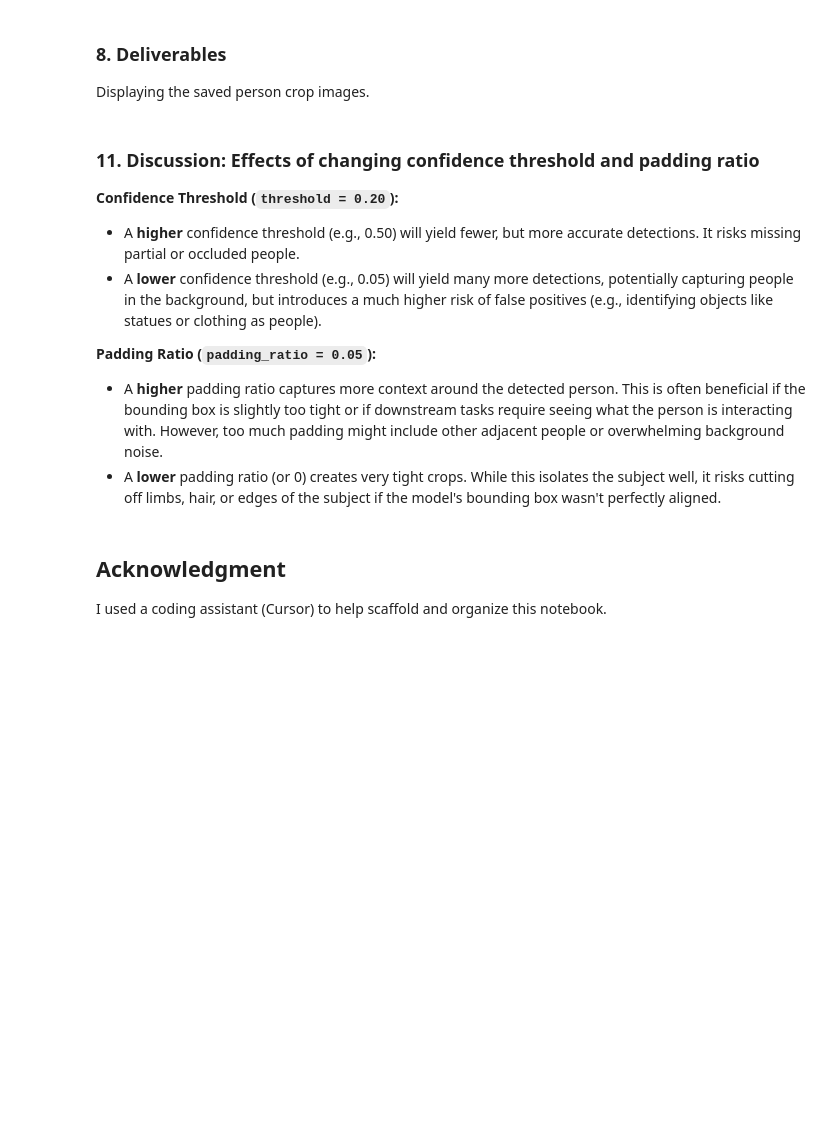
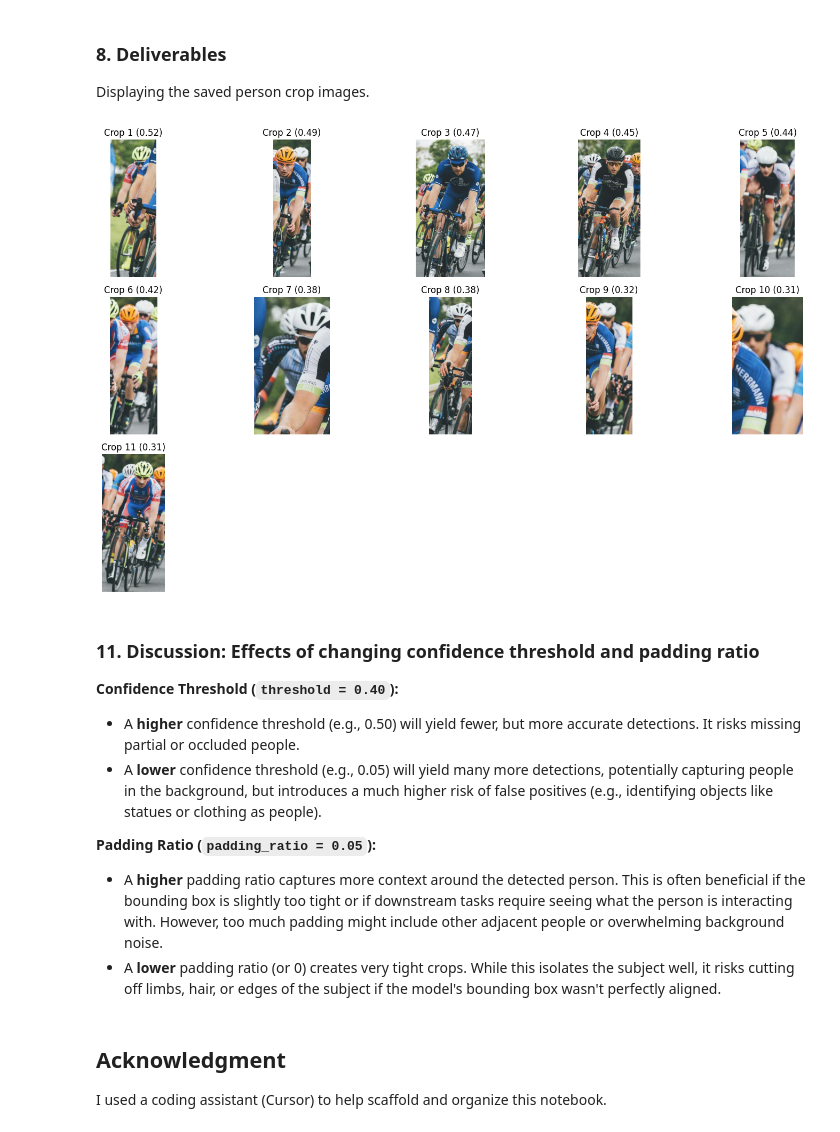
Before and after one commit to adamnelsonarcher/COSC6373, a Jupyter notebook: HW10/Part_B/HW10-PartB_Adam_Nelson-Archer.ipynb, the cells around one changed output. Cells and saved outputs as stored; diff of their text form; code cells hidden in the pictures; blank space fills up the shorter version.

```diff
--- a/HW10/Part_B/HW10-PartB_Adam_Nelson-Archer.ipynb
+++ b/HW10/Part_B/HW10-PartB_Adam_Nelson-Archer.ipynb
@@ -131,30 +145,39 @@ Displaying the saved person crop images.
 # %%
 # Show up to 15 cropped images
 crop_files = sorted([f for f in os.listdir(output_folder) if f.endswith(".jpg")])
 
 if crop_files:
     num_crops = len(crop_files)
     cols = 5
     rows = (num_crops // cols) + (1 if num_crops % cols != 0 else 0)
 
     plt.figure(figsize=(15, 3 * rows))
     for i, file in enumerate(crop_files):
         img_path = os.path.join(output_folder, file)
         crop_img = Image.open(img_path)
 
+        try:
+            score_str = file.split('_')[-1].replace('.jpg', '')
+            score = float(score_str)
+            title = f"Crop {i+1} ({score:.2f})"
+        except ValueError:
+            title = f"Crop {i+1}"
+
         plt.subplot(rows, cols, i + 1)
         plt.imshow(crop_img)
         plt.axis("off")
-        plt.title(f"Crop {i+1}")
+        plt.title(title)
 
     plt.tight_layout()
     plt.show()
 else:
     print("No crops found.")
+# %% [output]
+[figure, added]
 # %% [markdown]
 ### 11. Discussion: Effects of changing confidence threshold and padding ratio
 
-**Confidence Threshold (`threshold = 0.20`):**
+**Confidence Threshold (`threshold = 0.40`):**
 - A **higher** confidence threshold (e.g., 0.50) will yield fewer, but more accurate detections. It risks missing partial or occluded people.
 - A **lower** confidence threshold (e.g., 0.05) will yield many more detections, potentially capturing people in the background, but introduces a much higher risk of false positives (e.g., identifying objects like statues or clothing as people).
 
```
Also changed, not shown: parts of 5 cells of this notebook, 11 other files.
